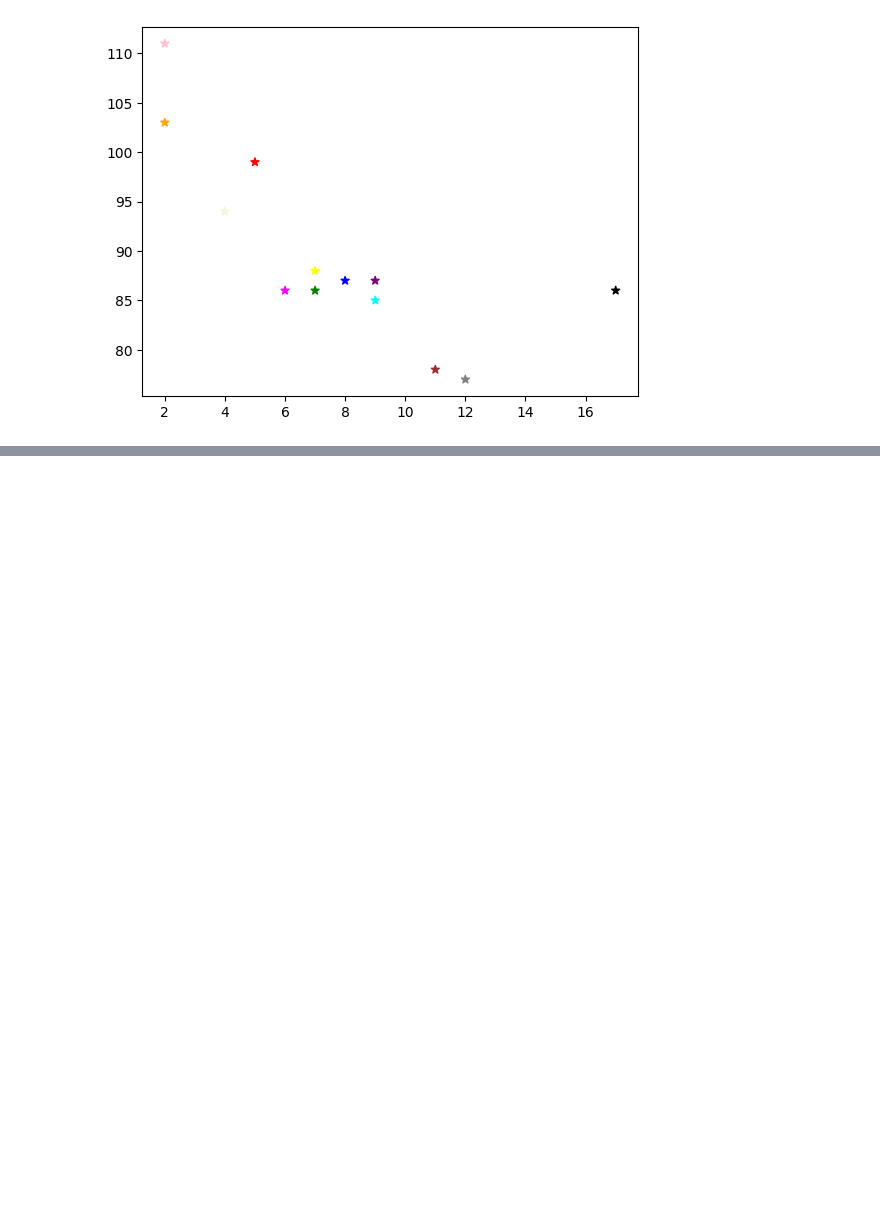
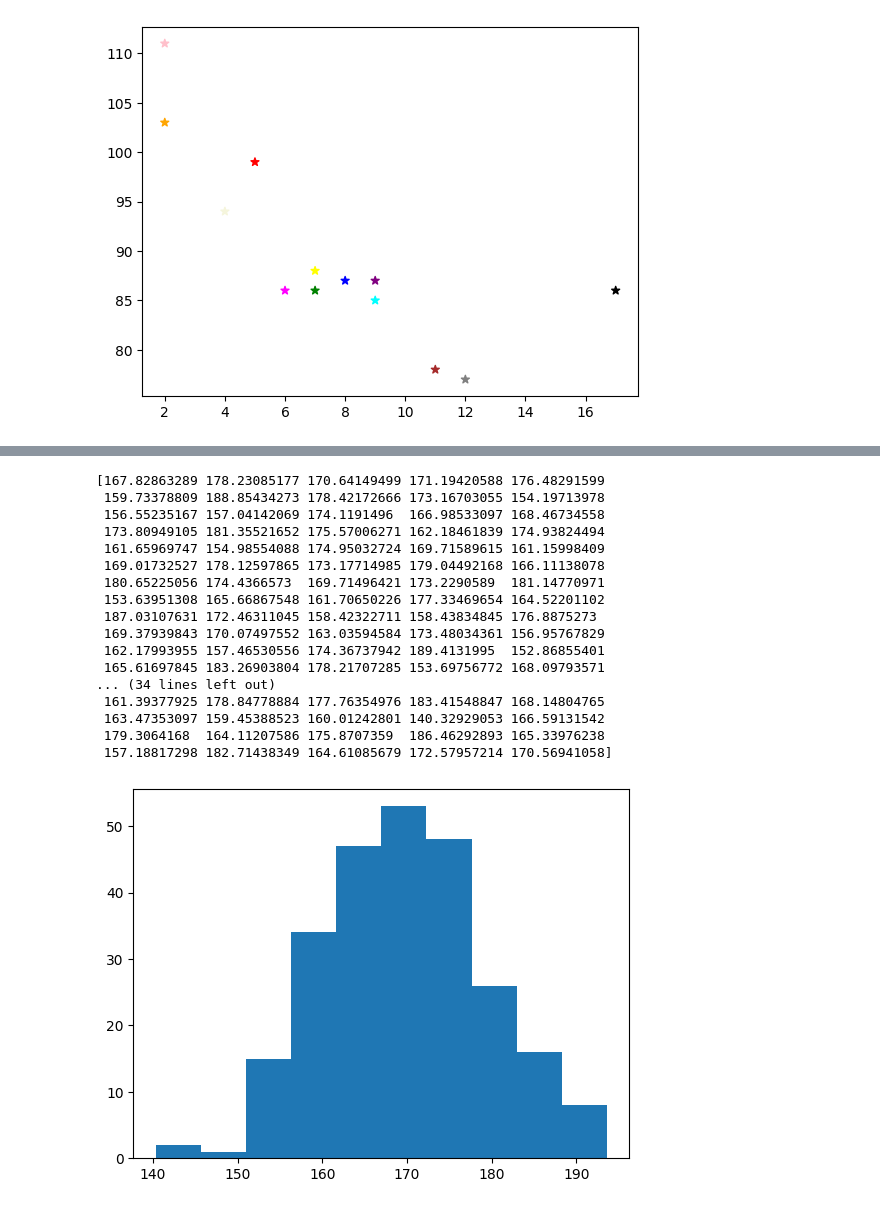
Before and after one commit to ShonenSyntax/college-worksheets, a Jupyter notebook: Exp 1.2.ipynb, the cells around one changed output, grey strips where cells are left out. Saved outputs shown, nothing was run; the diff lists cells and outputs as text; code cells hidden in the pictures; blank space fills up the shorter version.

```diff
--- a/Exp 1.2.ipynb
+++ b/Exp 1.2.ipynb
@@ -232,0 +266,30 @@ plt.scatter(x,y,c = colors, marker = '*')
+# %%
+#Histogram
+
+#np.random.normal(mean, std_dev, size)
+x = np.random.normal(170,10,250)
+""" 170 → mean (μ) of the distribution
+    10 → standard deviation (σ) → tells you how spread out the values are
+    250 → size → how many random values to generate """
+print(x)
+plt.hist(x)
+plt.show()
+# %% [output]
+[167.82863289 178.23085177 170.64149499 171.19420588 176.48291599
+ 159.73378809 188.85434273 178.42172666 173.16703055 154.19713978
+ 156.55235167 157.04142069 174.1191496  166.98533097 168.46734558
+ 173.80949105 181.35521652 175.57006271 162.18461839 174.93824494
+ 161.65969747 154.98554088 174.95032724 169.71589615 161.15998409
+ 169.01732527 178.12597865 173.17714985 179.04492168 166.11138078
+ 180.65225056 174.4366573  169.71496421 173.2290589  181.14770971
+ 153.63951308 165.66867548 161.70650226 177.33469654 164.52201102
+ 187.03107631 172.46311045 158.42322711 158.43834845 176.8875273
+ 169.37939843 170.07497552 163.03594584 173.48034361 156.95767829
+ 162.17993955 157.46530556 174.36737942 189.4131995  152.86855401
+ 165.61697845 183.26903804 178.21707285 153.69756772 168.09793571
+... (34 lines left out)
+ 161.39377925 178.84778884 177.76354976 183.41548847 168.14804765
+ 163.47353097 159.45388523 160.01242801 140.32929053 166.59131542
+ 179.3064168  164.11207586 175.8707359  186.46292893 165.33976238
+ 157.18817298 182.71438349 164.61085679 172.57957214 170.56941058]
+[figure, added]
```
Also changed, not shown: parts of 2 cells of this notebook.
